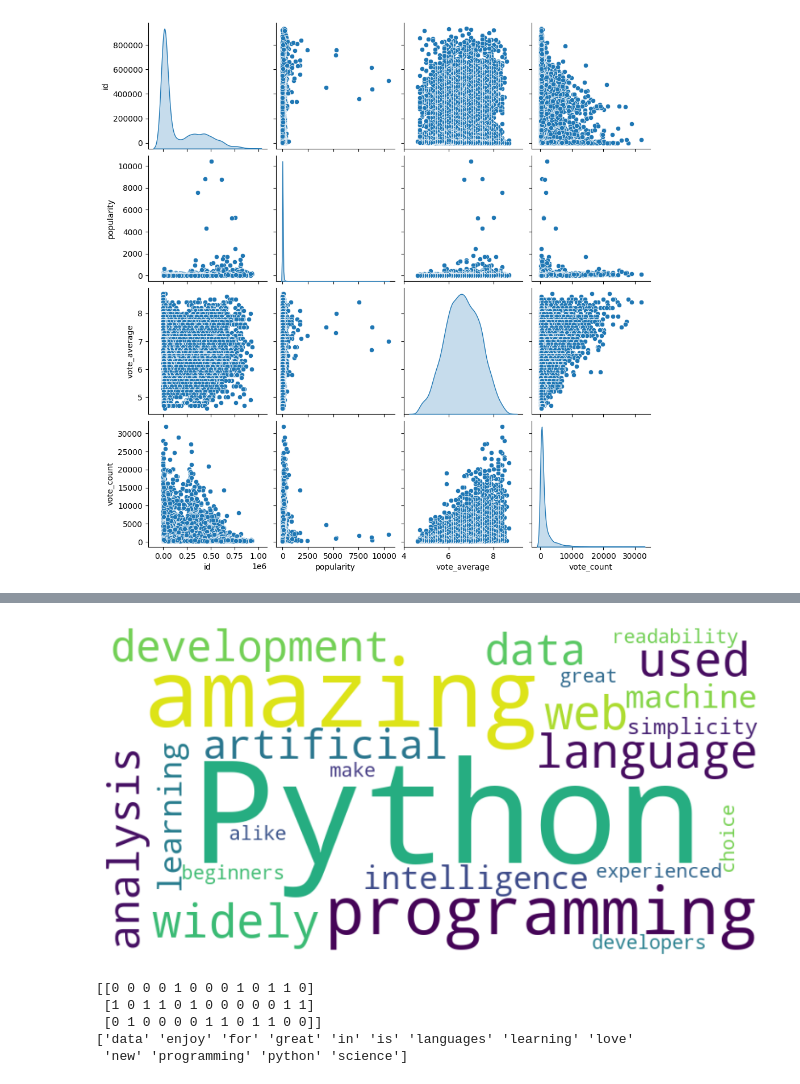
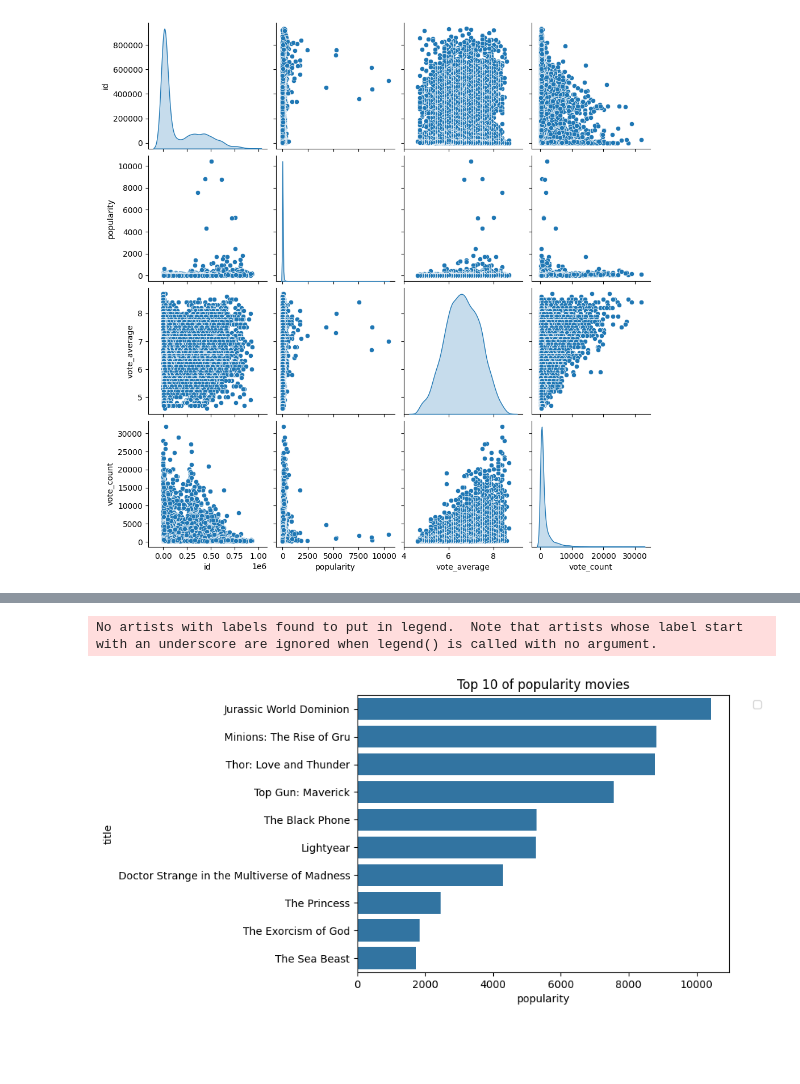
Before and after one commit to Pumchamnan/Movie-Recommendation-System-Porject, a Jupyter notebook: Movie_Recommendation.ipynb, the cells around one changed output, grey strips where cells are left out. Saved outputs shown, nothing was run; the diff lists cells and outputs as text; code cells hidden in the pictures; blank space fills up the shorter version.

```diff
--- a/Movie_Recommendation.ipynb
+++ b/Movie_Recommendation.ipynb
@@ -179,44 +162,0 @@ plt.show()
-# %%
-# Import necessary libraries
-from wordcloud import WordCloud
-import matplotlib.pyplot as plt
-
-# Sample text
-text = """Python is an amazing programming language. Python is widely used for web development, data analysis, artificial intelligence,
-machine learning, and more. Python's simplicity and readability make it a great choice for beginners and experienced developers alike."""
-
-# Create a word cloud
-wordcloud = WordCloud(width=800, height=400, background_color='white').generate(text)
-
-# Display the word cloud using matplotlib
-plt.figure(figsize=(10, 5))
-plt.imshow(wordcloud, interpolation='bilinear')
-plt.axis('off')  # Hide the axes
-plt.show()
-# %% [output]
-[figure, removed]
-# %%
-from sklearn.feature_extraction.text import CountVectorizer
-
-# Sample documents
-documents = [
-    "I love programming in Python",
-    "Python is great for data science",
-    "I enjoy learning new programming languages"
-]
-
-# Create a CountVectorizer instance
-vectorizer = CountVectorizer()
-
-# Fit and transform the documents
-X = vectorizer.fit_transform(documents)
-
-# Convert to array and display
-print(X.toarray())
-print(vectorizer.get_feature_names_out())
-# %% [output]
-[[0 0 0 0 1 0 0 0 1 0 1 1 0]
- [1 0 1 1 0 1 0 0 0 0 0 1 1]
- [0 1 0 0 0 0 1 1 0 1 1 0 0]]
-['data' 'enjoy' 'for' 'great' 'in' 'is' 'languages' 'learning' 'love'
- 'new' 'programming' 'python' 'science']
@@ -224,0 +163,15 @@ movie = df['']
+# %%
+top10_popularity = df.nlargest(10,'popularity')[['id', 'title', 'genre', 'original_language', 'overview', 'popularity',
+       'release_date', 'vote_average', 'vote_count']].set_index('title')
+# top10_popularity
+# %%
+# Plot the bar chart to see the top 10 of movie was most popularity
+
+sns.barplot(x='popularity', y=top10_popularity.index, data = top10_popularity);
+# plt.figure(figsize=(15,10))
+plt.legend(bbox_to_anchor=(1.05,1), loc = 2);
+plt.title("Top 10 of popularity movies");
+plt.show();
+# %% [output]
+No artists with labels found to put in legend.  Note that artists whose label start with an underscore are ignored when legend() is called with no argument.
+[figure, added]
```
Also changed, not shown: parts of 32 cells of this notebook.
